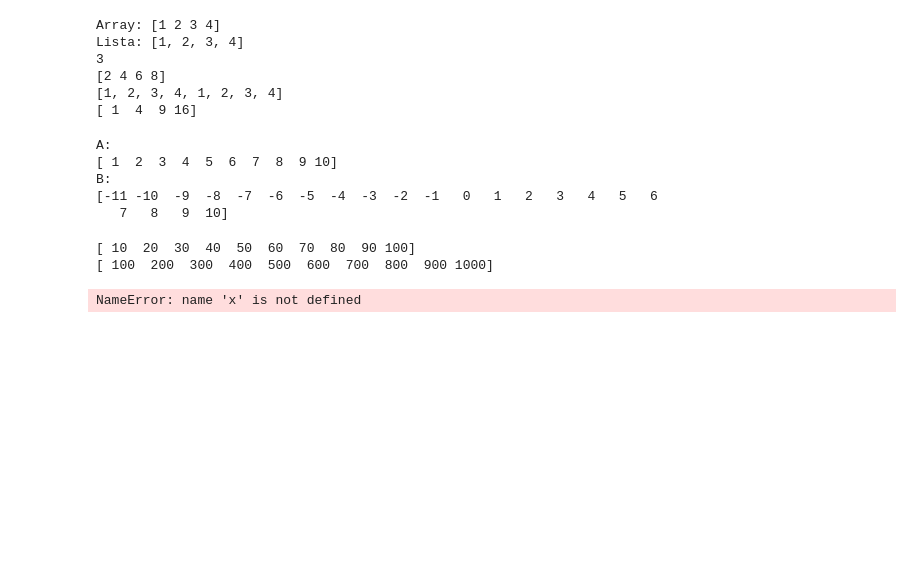
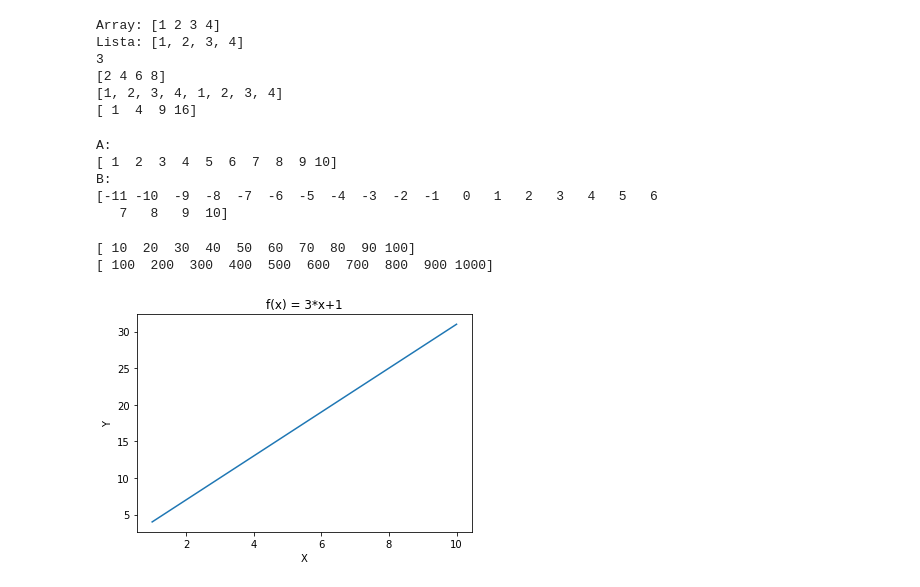
Before and after one commit to a-lexgon-z/gitskola, a Jupyter notebook: Programmering/Numpy/numpy.ipynb, the cells around one changed output. Cells and saved outputs as stored; diff of their text form; code cells hidden in the pictures; blank space fills up the shorter version.

```diff
--- a/Programmering/Numpy/numpy.ipynb
+++ b/Programmering/Numpy/numpy.ipynb
@@ -56,12 +56,15 @@ print(tio)
 [ 100  200  300  400  500  600  700  800  900 1000]
 # %%
 import matplotlib.pyplot as plt
+import numpy as np
 
-array = ([0, , 10])
+x = np.arange(1,11)
+y = 3*x+1
 
-plt.plot(array)
+plt.title("f(x) = 3*x+1")
 plt.xlabel("X")
 plt.ylabel("Y")
+plt.plot(x,y)
 plt.show()
 # %% [output]
-NameError: name 'x' is not defined
+[figure, added]
```
Also changed, not shown: parts of 1 cell of this notebook.
